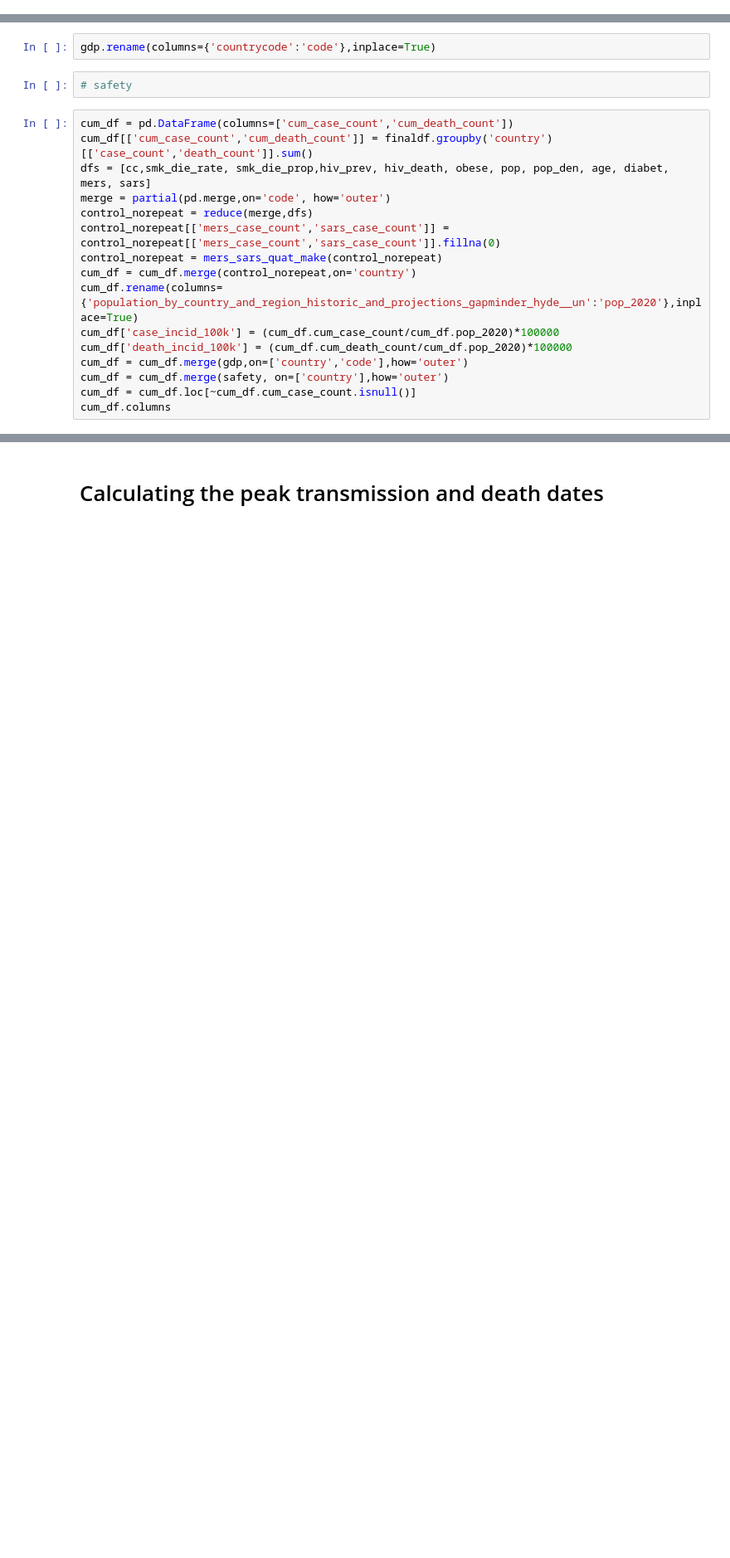
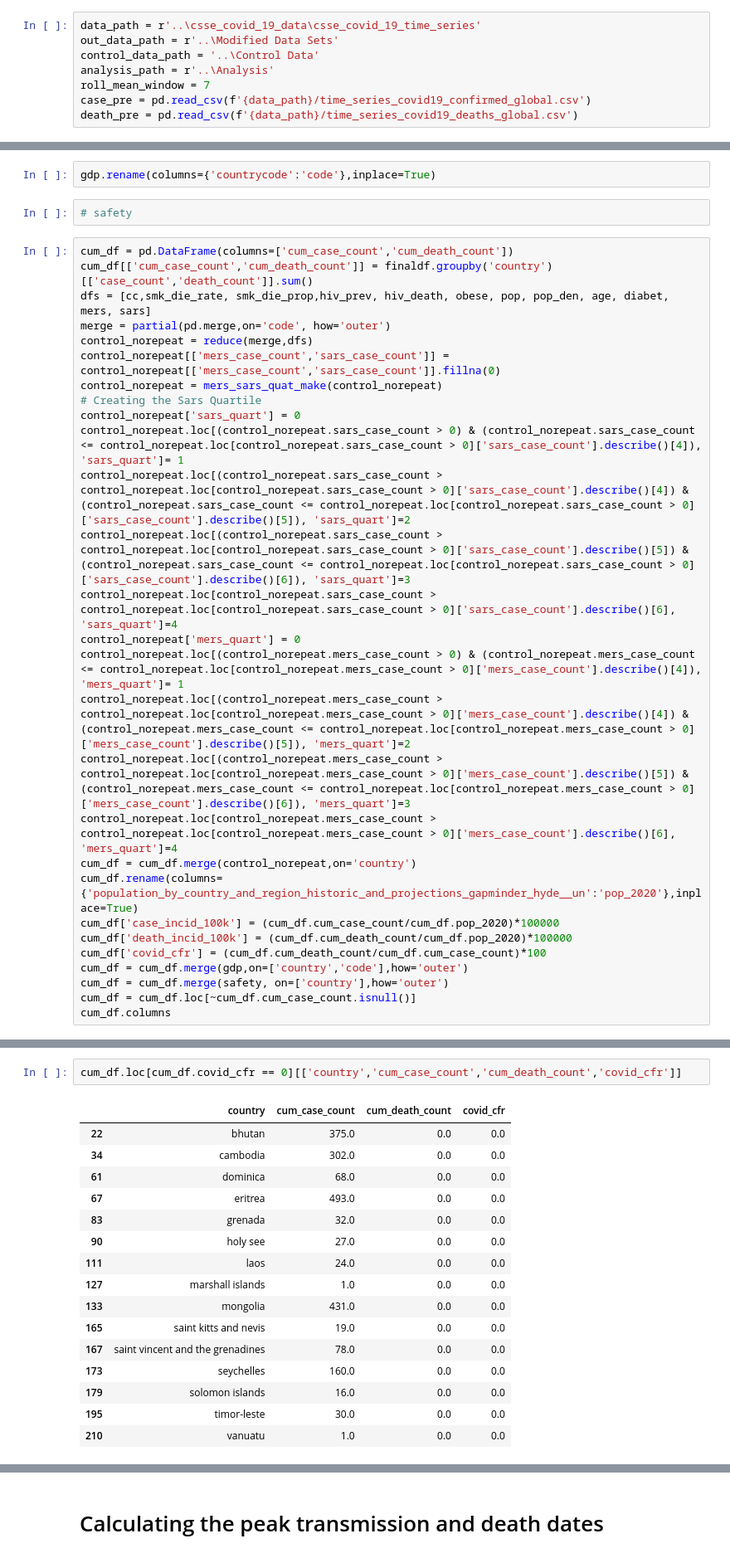
Before and after one commit to chacreton190/COVID-19, a Jupyter notebook: Code/COVID Manipulation 10-27-20.ipynb, the cells around one changed output, grey strips where cells are left out. Shown at 83% size. Cells and saved outputs as stored; diff of their text form; blank space fills up the shorter version.

```diff
--- a/Code/COVID Manipulation 10-27-20.ipynb
+++ b/Code/COVID Manipulation 10-27-20.ipynb
@@ -139,3 +136,11 @@ death_pre = pd.read_csv(f'{data_path}/time_series_covid19_deaths_global.csv')
+# %%
+data_path = r'..\csse_covid_19_data\csse_covid_19_time_series'
+out_data_path = r'..\Modified Data Sets'
+control_data_path = '..\Control Data'
+analysis_path = r'..\Analysis'
+roll_mean_window = 7
+case_pre = pd.read_csv(f'{data_path}/time_series_covid19_confirmed_global.csv')
+death_pre = pd.read_csv(f'{data_path}/time_series_covid19_deaths_global.csv')
 # %% [markdown]
 ## Importing the JHU COVID Case Data
 # %%
@@ -631,10 +829,22 @@ merge = partial(pd.merge,on='code', how='outer')
 control_norepeat = reduce(merge,dfs)
 control_norepeat[['mers_case_count','sars_case_count']] = control_norepeat[['mers_case_count','sars_case_count']].fillna(0)
 control_norepeat = mers_sars_quat_make(control_norepeat)
+# Creating the Sars Quartile
+control_norepeat['sars_quart'] = 0
+control_norepeat.loc[(control_norepeat.sars_case_count > 0) & (control_norepeat.sars_case_count <= control_norepeat.loc[control_norepeat.sars_case_count > 0]['sars_case_count'].describe()[4]), 'sars_quart']= 1
+control_norepeat.loc[(control_norepeat.sars_case_count > control_norepeat.loc[control_norepeat.sars_case_count > 0]['sars_case_count'].describe()[4]) & (control_norepeat.sars_case_count <= control_norepeat.loc[control_norepeat.sars_case_count > 0]['sars_case_count'].describe()[5]), 'sars_quart']=2
+control_norepeat.loc[(control_norepeat.sars_case_count > control_norepeat.loc[control_norepeat.sars_case_count > 0]['sars_case_count'].describe()[5]) & (control_norepeat.sars_case_count <= control_norepeat.loc[control_norepeat.sars_case_count > 0]['sars_case_count'].describe()[6]), 'sars_quart']=3
+control_norepeat.loc[control_norepeat.sars_case_count > control_norepeat.loc[control_norepeat.sars_case_count > 0]['sars_case_count'].describe()[6], 'sars_quart']=4
+control_norepeat['mers_quart'] = 0
+control_norepeat.loc[(control_norepeat.mers_case_count > 0) & (control_norepeat.mers_case_count <= control_norepeat.loc[control_norepeat.mers_case_count > 0]['mers_case_count'].describe()[4]), 'mers_quart']= 1
+control_norepeat.loc[(control_norepeat.mers_case_count > control_norepeat.loc[control_norepeat.mers_case_count > 0]['mers_case_count'].describe()[4]) & (control_norepeat.mers_case_count <= control_norepeat.loc[control_norepeat.mers_case_count > 0]['mers_case_count'].describe()[5]), 'mers_quart']=2
+control_norepeat.loc[(control_norepeat.mers_case_count > control_norepeat.loc[control_norepeat.mers_case_count > 0]['mers_case_count'].describe()[5]) & (control_norepeat.mers_case_count <= control_norepeat.loc[control_norepeat.mers_case_count > 0]['mers_case_count'].describe()[6]), 'mers_quart']=3
+control_norepeat.loc[control_norepeat.mers_case_count > control_norepeat.loc[control_norepeat.mers_case_count > 0]['mers_case_count'].describe()[6], 'mers_quart']=4
 cum_df = cum_df.merge(control_norepeat,on='country')
 cum_df.rename(columns={'population_by_country_and_region_historic_and_projections_gapminder_hyde__un':'pop_2020'},inplace=True)
 cum_df['case_incid_100k'] = (cum_df.cum_case_count/cum_df.pop_2020)*100000
 cum_df['death_incid_100k'] = (cum_df.cum_death_count/cum_df.pop_2020)*100000
+cum_df['covid_cfr'] = (cum_df.cum_death_count/cum_df.cum_case_count)*100
 cum_df = cum_df.merge(gdp,on=['country','code'],how='outer')
 cum_df = cum_df.merge(safety, on=['country'],how='outer')
 cum_df = cum_df.loc[~cum_df.cum_case_count.isnull()]
@@ -643,0 +869,19 @@ cum_df
+# %%
+cum_df.loc[cum_df.covid_cfr == 0][['country','cum_case_count','cum_death_count','covid_cfr']]
+# %% [output]
+|  | country | cum_case_count | cum_death_count | covid_cfr |
+| 22 | bhutan | 375.0 | 0.0 | 0.0 |
+| 34 | cambodia | 302.0 | 0.0 | 0.0 |
+| 61 | dominica | 68.0 | 0.0 | 0.0 |
+| 67 | eritrea | 493.0 | 0.0 | 0.0 |
+| 83 | grenada | 32.0 | 0.0 | 0.0 |
+| 90 | holy see | 27.0 | 0.0 | 0.0 |
+| 111 | laos | 24.0 | 0.0 | 0.0 |
+| 127 | marshall islands | 1.0 | 0.0 | 0.0 |
+| 133 | mongolia | 431.0 | 0.0 | 0.0 |
+| 165 | saint kitts and nevis | 19.0 | 0.0 | 0.0 |
+| 167 | saint vincent and the grenadines | 78.0 | 0.0 | 0.0 |
+| 173 | seychelles | 160.0 | 0.0 | 0.0 |
+| 179 | solomon islands | 16.0 | 0.0 | 0.0 |
+| 195 | timor-leste | 30.0 | 0.0 | 0.0 |
+| 210 | vanuatu | 1.0 | 0.0 | 0.0 |
```
Also changed, not shown: parts of 109 cells of this notebook, 23 other files.
